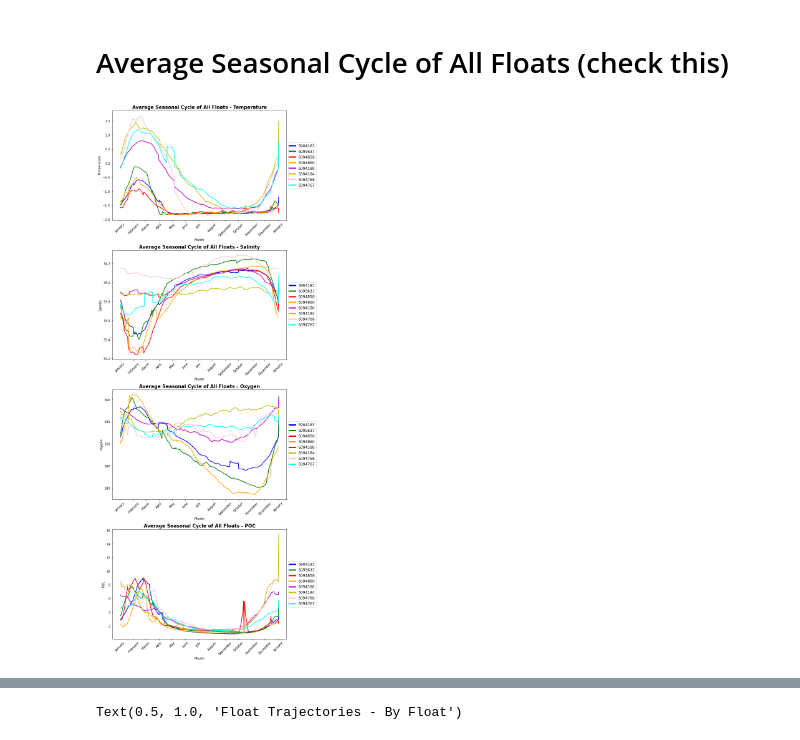
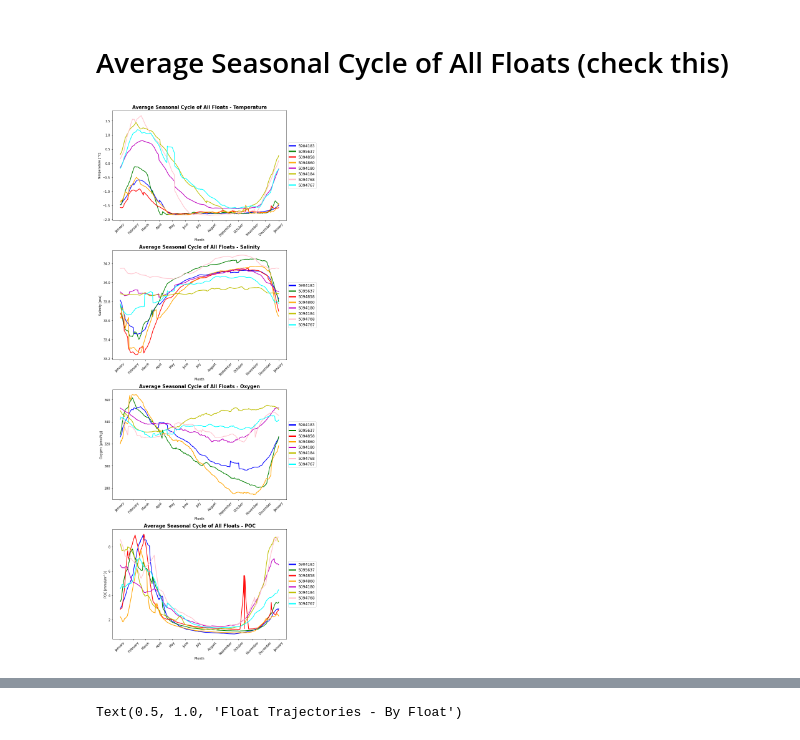
Before and after one commit to ch-alina/hmei, a Jupyter notebook: notebooks/float.ipynb, the cells around one changed output, grey strips where cells are left out. Drawn from its saved outputs; the diff is of its cells as text; code cells hidden in the pictures.

```diff
--- a/notebooks/float.ipynb
+++ b/notebooks/float.ipynb
@@ -18,7 +18,7 @@ f_4768 = xr.open_dataset(dirpath + '5904768QC.nc')
 f_4767 = xr.open_dataset(dirpath + '5904767QC.nc')
 
 floats = [f_4183, f_5637, f_4858, f_4860, f_4180, f_4184, f_4768, f_4767]
-data = f_4180
+data = f_4183
 #data = xr.open_dataset('/local/data/soccom/SOCCOM_LoResQC_LIAR_22Dec2020_netcdf/7614SOOCNQC.nc')
 data
 # %% [output]
@@ -524,6 +525,8 @@ yrs = range(2014, 2021)
 var_functions = [set_temp_var, set_salinity_var, set_oxygen_var, set_POC_var]
 variables = [temp, salinity, oxygen, POC]
 varNames = ['Temperature', 'Salinity', 'Oxygen', 'POC']
+varUnits = ['[°C]', '[pss]', '[µmol/kg]', '[mmol/m^3]']
+
 floats = [f_4183, f_5637, f_4858, f_4860, f_4180, f_4184, f_4768, f_4767]
 
 clrs=['b','g','r','orange','m','y', 'pink', 'cyan'];
@@ -565,7 +568,7 @@ for var in range(len(var_functions)):
         leg_lines = leg.get_lines()
         leg_texts = leg.get_texts()
         ax.set_xlabel('Month')
-        ax.set_ylabel(str(varNames[var]))
+        ax.set_ylabel(str(varNames[var]) + ' ' + varUnits[var])
         ax.set_ylim(var_ylims[var])
 
         plt.setp(leg_lines, linewidth=4)
@@ -588,5 +591,5 @@ fig.tight_layout()
 #plt.setp(leg_texts, fontsize='large')
 
 fig.show()
-#plt.savefig('/home/ac63/projects/hmei/figures/AllFloats_Yearly_MLD_Averages')
+plt.savefig('/home/ac63/projects/hmei/figures/AllFloats_Yearly_MLD_Averages')
 # %% [output]
@@ -651,6 +654,7 @@ var_functions = [set_temp_var, set_salinity_var, set_oxygen_var, set_POC_var]
 variables = [temp, salinity, oxygen, POC]
 varNames = ['Temperature', 'Salinity', 'Oxygen', 'POC']
 clrs=['b','g','r','orange','m','y', 'pink', 'cyan'];
+varUnits = ['[°C]', '[pss]', '[µmol/kg]', '[mmol/m^3]']
 
 for var in range(len(var_functions)):
     ax = fig.add_subplot(4,1,var + 1)
@@ -661,13 +665,13 @@ for var in range(len(var_functions)):
 
         #all_days = np.empty((1, 365))
         #all_days[:] = np.NaN
-        all_days = np.arange(1,367)
+        all_days = np.arange(1,366)
         #all_days = all_days.flatten()
 
         #avg_all_floats = np.empty((1, 365))
-        avg_all_floats = np.zeros(366)
+        avg_all_floats = np.zeros(365)
         #avg_all_floats = avg_all_floats.flatten()
-        count_years = np.zeros(366)
+        count_years = np.zeros(365)
 
         time = floats[fl].JULD.transpose().values
         times = np.arange(min(time), max(time)+ np.timedelta64(1,'D'), np.timedelta64(1, 'D'), dtype='datetime64[D]')
@@ -692,43 +696,44 @@ for var in range(len(var_functions)):
             avg_var_in_year = avg_var[dates==yrs[ii]]
             #interp_avg_var_in_year = np.interp(all_days, in_year, avg_var_in_year)
             for num in range(len(avg_var_in_year)):
-                avg_all_floats[in_year[num]-1] += avg_var_in_year[num]
-                if not (avg_var_in_year[num]==0) :
-            #       all_days[in_year[num]-1] = in_year[num]-1
-                    count_years[in_year[num]-1] =  count_years[in_year[num]-1] + 1
+                if not in_year[num]-1 == 365:
+                    avg_all_floats[in_year[num]-1] += avg_var_in_year[num]
+                    if not (avg_var_in_year[num]==0) :
+                #       all_days[in_year[num]-1] = in_year[num]-1
+                        count_years[in_year[num]-1] =  count_years[in_year[num]-1] + 1
             #print(all_days)
             #print(count_years)
         for day in range(len(avg_all_floats)):
             #if count_years[day] > 0:
             avg_all_floats[day] = avg_all_floats[day]/count_years[day]
         #mask = avg_all_floats==0
         #print(all_days)
         #print(avg_all_floats)
         nan_array = np.isnan(all_days)
         not_nan_array = ~ nan_array
         avg_all_floats = avg_all_floats[not_nan_array]
         all_days = all_days[not_nan_array]
         #print(all_days)
         #print(avg_all_floats)
         plt.plot(all_days, avg_all_floats, label = float_names[fl], color = clrs[fl], linewidth=2)
 
     date_form = DateFormatter("%B") # %m for month number
     ax.xaxis.set_major_formatter(date_form)
     ax.xaxis.set_major_locator(mdates.MonthLocator(interval=1))
     leg = ax.legend(loc='center left', bbox_to_anchor=(1, 0.5))
     handles, labels = ax.get_legend_handles_labels()
     leg_lines = leg.get_lines()
     leg_texts = leg.get_texts()
     ax.set_xlabel('Month')
-    ax.set_ylabel(str(varNames[var]))
+    ax.set_ylabel(str(varNames[var]) + ' ' + varUnits[var])
 
     plt.setp(leg_lines, linewidth=4)
     plt.setp(leg_texts, fontsize='large')
     plt.xticks(rotation = 45) # Rotates X-Axis Ticks by 45-degrees
     plt.title('Average Seasonal Cycle of All Floats - ' + str(varNames[var]), fontweight='bold', fontsize='15')
     fig.tight_layout()
 
 #fig.savefig('/home/ac63/projects/hmei/figures/AllFloats_Average_Seasonal_Cycle')
 # %% [output]
-[figure, old version]
+[figure, new version]
 # %%
```
Also changed, not shown: parts of 10 cells of this notebook, 3 other files.
